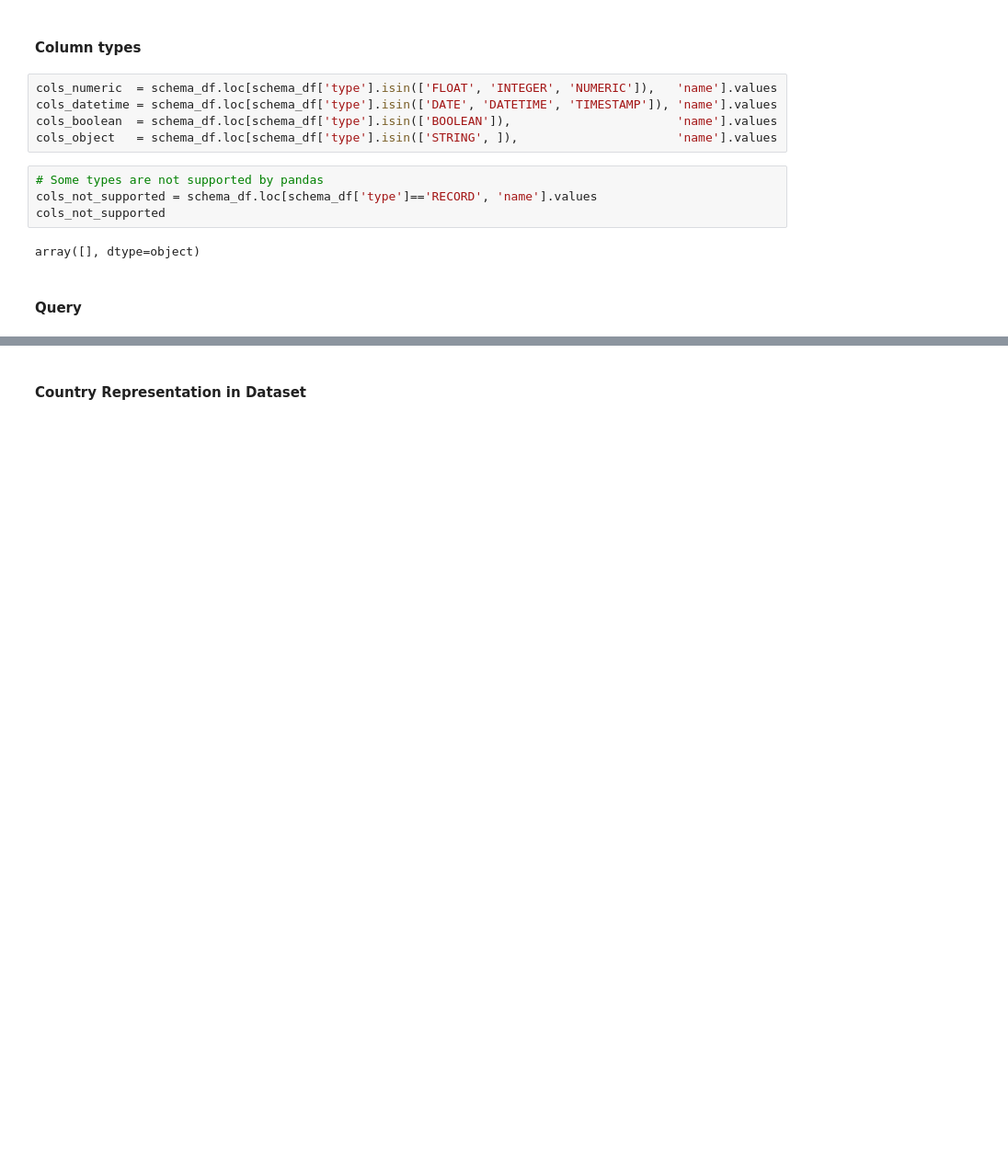
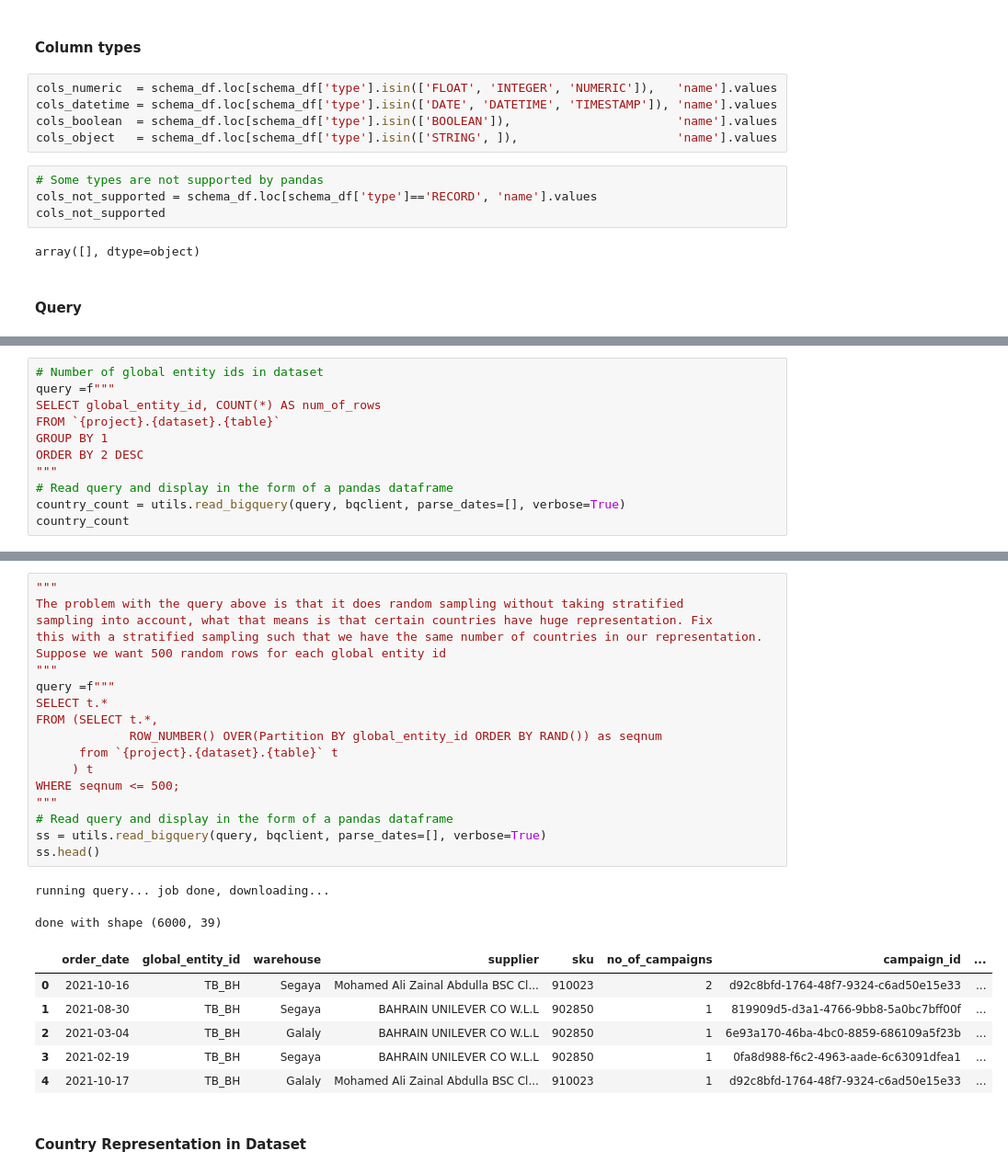
Before and after one commit to shandeep92/data_science, a Jupyter notebook: delivery_hero/python/promo_roi/_promo_roi_out_roi_tableau_report.ipynb, the cells around one changed output, grey strips where cells are left out. Shown at 92% size. Saved outputs shown, nothing was run; the diff lists cells and outputs as text; blank space fills up the shorter version.

```diff
--- a/delivery_hero/python/promo_roi/_promo_roi_out_roi_tableau_report.ipynb
+++ b/delivery_hero/python/promo_roi/_promo_roi_out_roi_tableau_report.ipynb
@@ -156,0 +161,11 @@ done with shape (10139, 38)
+# %%
+# Number of global entity ids in dataset
+query =f"""
+SELECT global_entity_id, COUNT(*) AS num_of_rows
+FROM `{project}.{dataset}.{table}`
+GROUP BY 1
+ORDER BY 2 DESC
+"""
+# Read query and display in the form of a pandas dataframe
+country_count = utils.read_bigquery(query, bqclient, parse_dates=[], verbose=True)
+country_count
@@ -157,3 +188,30 @@ done with shape (10139, 38)
+# %%
+"""
+The problem with the query above is that it does random sampling without taking stratified
+sampling into account, what that means is that certain countries have huge representation. Fix
+this with a stratified sampling such that we have the same number of countries in our representation.
+Suppose we want 500 random rows for each global entity id
+"""
+query =f"""
+SELECT t.*
+FROM (SELECT t.*,
+             ROW_NUMBER() OVER(Partition BY global_entity_id ORDER BY RAND()) as seqnum
+      from `{project}.{dataset}.{table}` t
+     ) t
+WHERE seqnum <= 500;
+"""
+# Read query and display in the form of a pandas dataframe
+ss = utils.read_bigquery(query, bqclient, parse_dates=[], verbose=True)
+ss.head()
+# %% [output]
+running query... job done, downloading...
+done with shape (6000, 39)
+|  | order_date | global_entity_id | warehouse | supplier | sku | no_of_campaigns | campaign_id | ... |
+| 0 | 2021-10-16 | TB_BH | Segaya | Mohamed Ali Zainal Abdulla BSC Cl... | 910023 | 2 | d92c8bfd-1764-48f7-9324-c6ad50e15e33 | ... |
+| 1 | 2021-08-30 | TB_BH | Segaya | BAHRAIN UNILEVER CO W.L.L | 902850 | 1 | 819909d5-d3a1-4766-9bb8-5a0bc7bff00f | ... |
+| 2 | 2021-03-04 | TB_BH | Galaly | BAHRAIN UNILEVER CO W.L.L | 902850 | 1 | 6e93a170-46ba-4bc0-8859-686109a5f23b | ... |
+| 3 | 2021-02-19 | TB_BH | Segaya | BAHRAIN UNILEVER CO W.L.L | 902850 | 1 | 0fa8d988-f6c2-4963-aade-6c63091dfea1 | ... |
+| 4 | 2021-10-17 | TB_BH | Galaly | Mohamed Ali Zainal Abdulla BSC Cl... | 910023 | 1 | d92c8bfd-1764-48f7-9324-c6ad50e15e33 | ... |
 # %% [markdown]
 #### Country Representation in Dataset
 # %%
```
Also changed, not shown: parts of 6 cells of this notebook.
